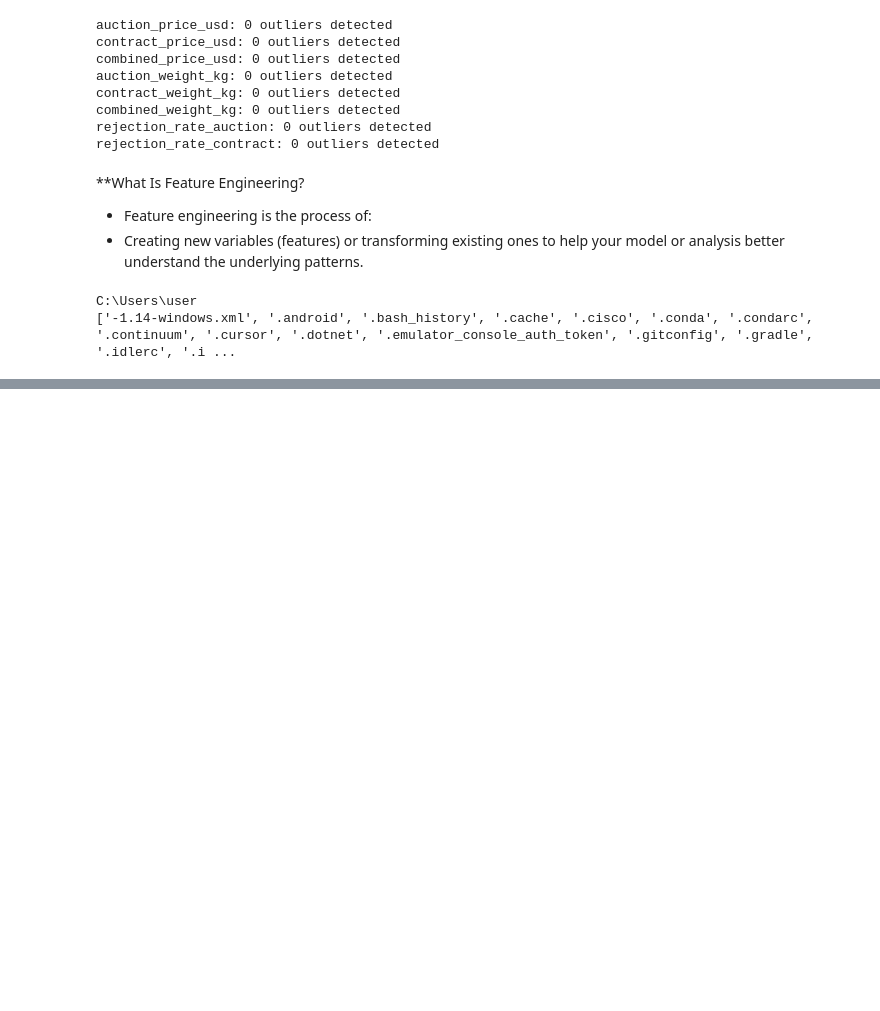
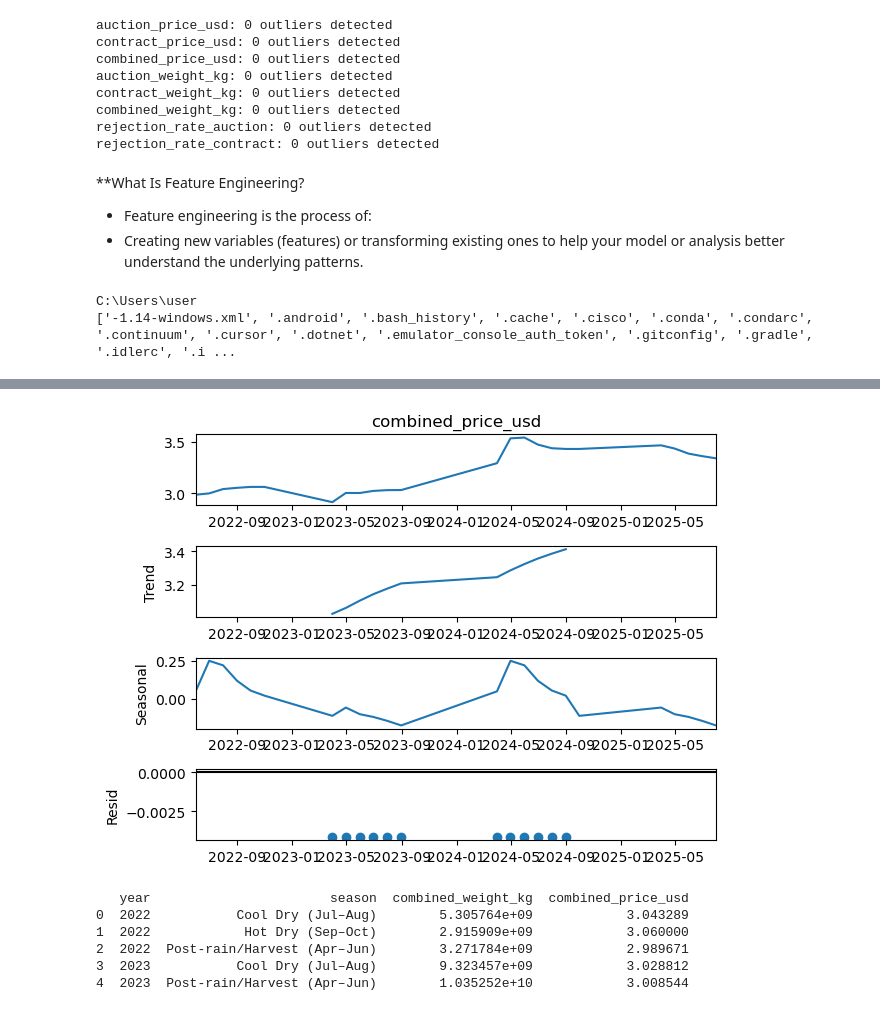
Before and after one commit to priscillahisking/zimbabwe-tobacco-market-analysis, a Jupyter notebook: zimbabwe-tobacco-market-analysis.ipynb, the cells around one changed output, grey strips where cells are left out. Cells and saved outputs as stored; diff of their text form; code cells hidden in the pictures; blank space fills up the shorter version.

```diff
--- a/zimbabwe-tobacco-market-analysis.ipynb
+++ b/zimbabwe-tobacco-market-analysis.ipynb
@@ -361,0 +461,40 @@ df_exchange_rate_new = exchange_rate_df[['Year', 'Months', 'Value']]
+# %%
+def get_zim_season(month):
+    if month in [11, 12, 1, 2, 3]:
+        return "Rainy (Nov–Mar)"
+    elif month in [4, 5, 6]:
+        return "Post-rain/Harvest (Apr–Jun)"
+    elif month in [7, 8]:
+        return "Cool Dry (Jul–Aug)"
+    elif month in [9, 10]:
+        return "Hot Dry (Sep–Oct)"
+    return "Unknown"
+
+df['season'] = df['month'].apply(get_zim_season)
+# %%
+from statsmodels.tsa.seasonal import seasonal_decompose
+
+# Resample to monthly prices
+ts = df.set_index('date')['combined_price_usd'].resample('M').mean()
+ts = ts.asfreq('M')
+
+# Decompose with yearly cycle
+result = seasonal_decompose(ts.dropna(), model='additive', period=12)
+result.plot()
+plt.show()
+# %% [output]
+[figure, added]
+# %%
+seasonal_summary = df.groupby(['year','season']).agg({
+    'combined_weight_kg':'sum',
+    'combined_price_usd':'mean'
+}).reset_index()
+
+print(seasonal_summary.head())
+# %% [output]
+   year                       season  combined_weight_kg  combined_price_usd
+0  2022           Cool Dry (Jul–Aug)        5.305764e+09            3.043289
+1  2022            Hot Dry (Sep–Oct)        2.915909e+09            3.060000
+2  2022  Post-rain/Harvest (Apr–Jun)        3.271784e+09            2.989671
+3  2023           Cool Dry (Jul–Aug)        9.323457e+09            3.028812
+4  2023  Post-rain/Harvest (Apr–Jun)        1.035252e+10            3.008544
```
Also changed, not shown: parts of 32 cells of this notebook.
